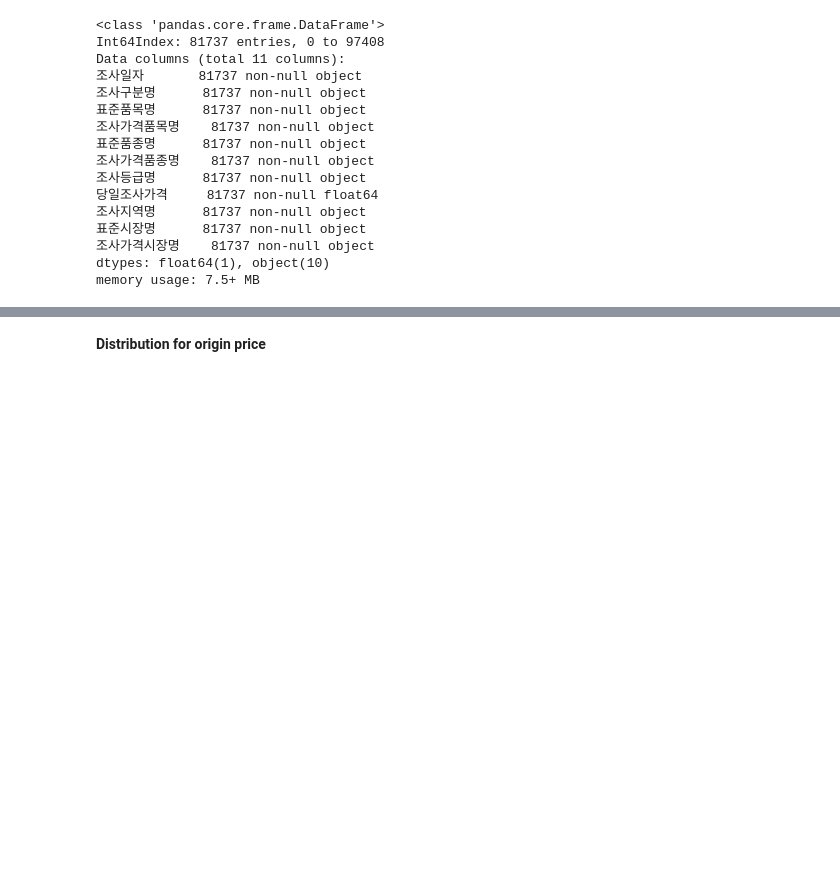
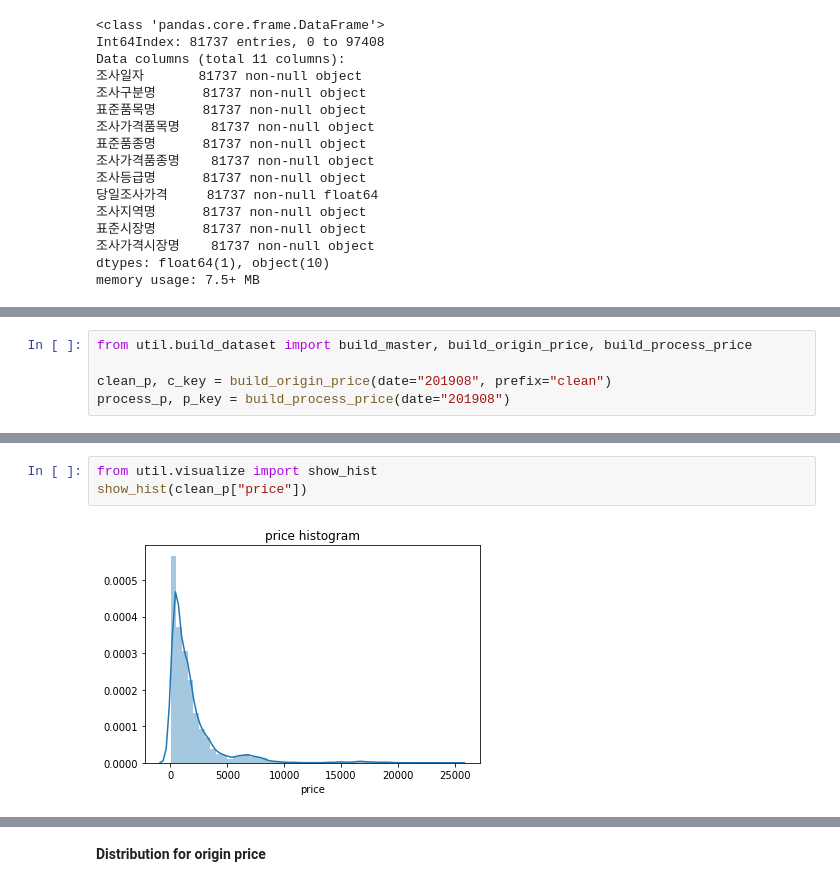
Before and after one commit to meowpunch/bobsim-research, a Jupyter notebook: src/main/python/analysis_open_data_price.ipynb, the cells around one changed output, grey strips where cells are left out. Drawn from its saved outputs; the diff is of its cells as text; blank space fills up the shorter version.

```diff
--- a/src/main/python/analysis_open_data_price.ipynb
+++ b/src/main/python/analysis_open_data_price.ipynb
@@ -155,0 +118,5 @@ groupby_df.head()
+# %%
+from util.build_dataset import build_master, build_origin_price, build_process_price
+
+clean_p, c_key = build_origin_price(date="201908", prefix="clean")
+process_p, p_key = build_process_price(date="201908")
@@ -155,0 +128,5 @@ groupby_df.head()
+# %%
+from util.visualize import show_hist
+show_hist(clean_p["price"])
+# %% [output]
+[figure, added]
```
Also changed, not shown: parts of 11 cells of this notebook, 13 other files.
